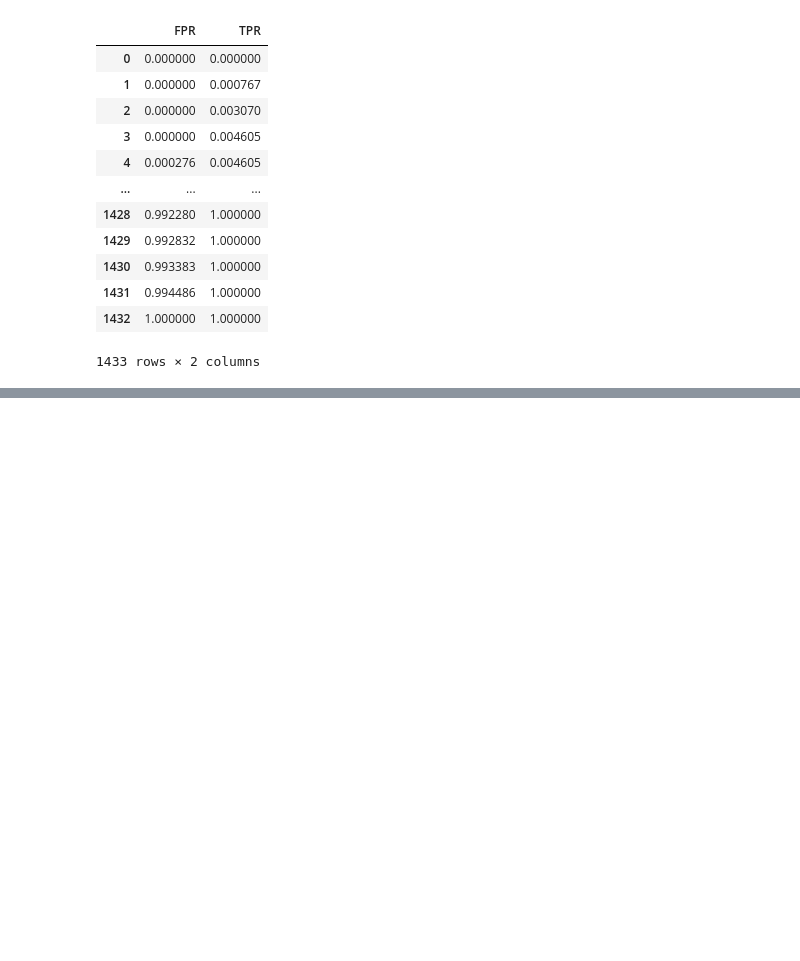
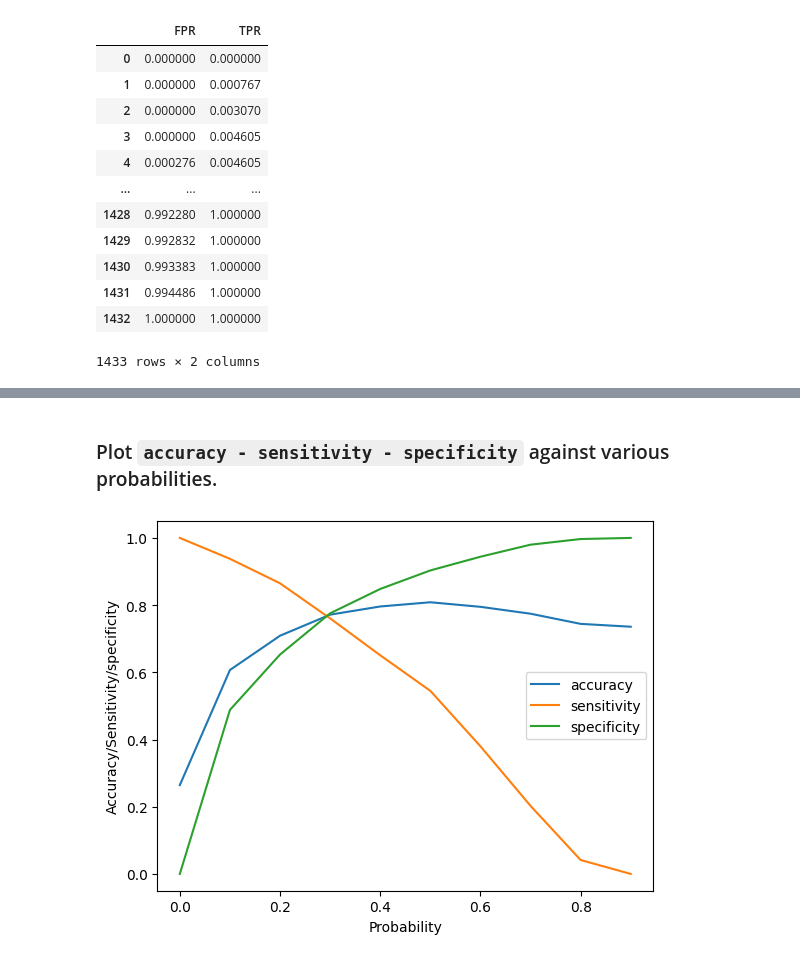
Before and after one commit to asa1997/CarPricePrediction, a Jupyter notebook: Telecom_Customer_Churn/Telecom_CustomerChurn.ipynb, the cells around one changed output, grey strips where cells are left out. Saved outputs shown, nothing was run; the diff lists cells and outputs as text; code cells hidden in the pictures; blank space fills up the shorter version.

```diff
--- a/Telecom_Customer_Churn/Telecom_CustomerChurn.ipynb
+++ b/Telecom_Customer_Churn/Telecom_CustomerChurn.ipynb
@@ -857,0 +863,4 @@ pd.DataFrame(zip(lr_fpr, lr_tpr), columns=('FPR', 'TPR'))
+# %%
+y_train_pred_final = pd.DataFrame({'Churn':y_train.values, 'Churn_Prob':lr_probs})
+y_train_pred_final['CustID'] = y_train.index
+y_train_pred_final.head(20)
@@ -857,0 +887,3 @@ pd.DataFrame(zip(lr_fpr, lr_tpr), columns=('FPR', 'TPR'))
+# %%
+y_train_pred_final['predicted'] = y_train_pred_final.Churn_Prob.map(lambda x: 1 if x > 0.5 else 0)
+y_train_pred_final.head()
@@ -857,0 +915,9 @@ pd.DataFrame(zip(lr_fpr, lr_tpr), columns=('FPR', 'TPR'))
+# %%
+# creating columns with  different threshold cutoff values
+
+cutoffs = [float(x)/10 for x in range(10)]
+
+for i in cutoffs:
+    y_train_pred_final[i] = y_train_pred_final.Churn_Prob.map(lambda x: 1 if x > i else 0)
+
+y_train_pred_final.head()
@@ -857,0 +931,15 @@ pd.DataFrame(zip(lr_fpr, lr_tpr), columns=('FPR', 'TPR'))
+# %%
+# calculate the sensitivity, specificity, and accuracy for various thresholds
+
+cutoff_df = pd.DataFrame( columns = ['probability', 'accuracy', 'sensitivity', 'specificity'])
+from sklearn.metrics import confusion_matrix
+
+for i in cutoffs:
+    cm1 = metrics.confusion_matrix(y_train_pred_final.Churn, y_train_pred_final[i] )
+    total1=sum(sum(cm1))
+    accuracy = (cm1[0,0]+cm1[1,1])/total1
+
+    specificity = cm1[0,0]/(cm1[0,0]+cm1[0,1])
+    sensitivity = cm1[1,1]/(cm1[1,0]+cm1[1,1])
+    cutoff_df.loc[i] =[ i ,accuracy,sensitivity,specificity]
+print(cutoff_df)
@@ -857,0 +958,9 @@ pd.DataFrame(zip(lr_fpr, lr_tpr), columns=('FPR', 'TPR'))
+# %% [markdown]
+### Plot `accuracy - sensitivity - specificity` against various probabilities.
+# %%
+cutoff_df.plot.line(x='probability', y=['accuracy','sensitivity','specificity'])
+plt.xlabel('Probability')
+plt.ylabel('Accuracy/Sensitivity/specificity')
+plt.show()
+# %% [output]
+[figure, added]
```
Also changed, not shown: parts of 23 cells of this notebook.
